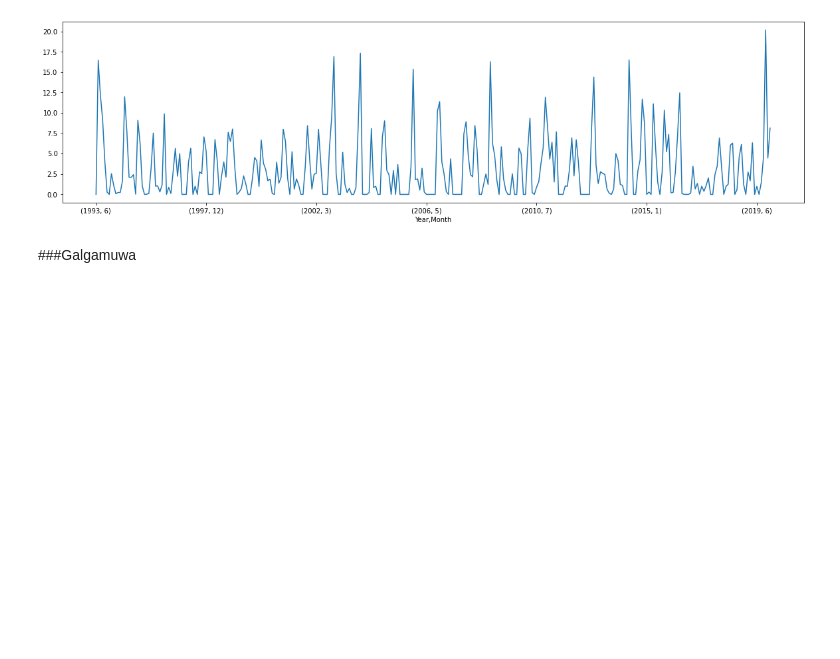
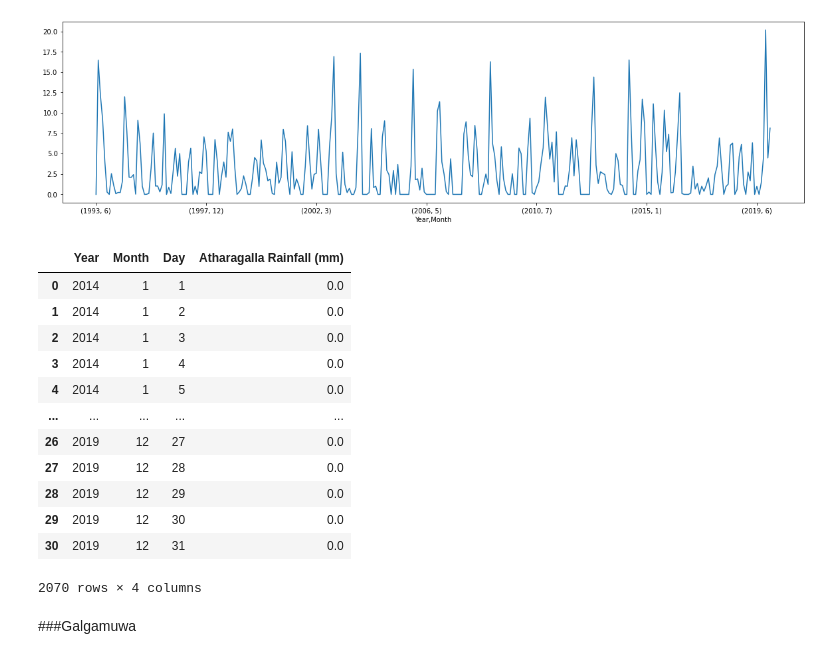
Before and after one commit to cepdnaclk/e17-6sp-Flood-Forecasting-System, a Jupyter notebook: ML/6SPdataSetPreProcess.ipynb, the cells around one changed output. Cells and saved outputs as stored; diff of their text form; code cells hidden in the pictures; blank space fills up the shorter version.

Commit message:
2014-2019 data acquired

```diff
--- a/ML/6SPdataSetPreProcess.ipynb
+++ b/ML/6SPdataSetPreProcess.ipynb
@@ -685,6 +715,24 @@ resultX_atharagalla_mean.plot(figsize=(20,5))
 # %% [output]
 <matplotlib.axes._subplots.AxesSubplot at 0x...>
 [figure]
+# %%
+# Get only the data from 2014 to 2019
+resultX_atharagalla_14_19 = resultX_atharagalla[resultX_atharagalla['Year']>=(2014)]
+resultX_atharagalla_14_19
+# %% [output]
+|  | Year | Month | Day | Atharagalla Rainfall (mm) |
+| 0 | 2014 | 1 | 1 | 0.0 |
+| 1 | 2014 | 1 | 2 | 0.0 |
+| 2 | 2014 | 1 | 3 | 0.0 |
+| 3 | 2014 | 1 | 4 | 0.0 |
+| 4 | 2014 | 1 | 5 | 0.0 |
+| ... | ... | ... | ... | ... |
+| 26 | 2019 | 12 | 27 | 0.0 |
+| 27 | 2019 | 12 | 28 | 0.0 |
+| 28 | 2019 | 12 | 29 | 0.0 |
+| 29 | 2019 | 12 | 30 | 0.0 |
+| 30 | 2019 | 12 | 31 | 0.0 |
+2070 rows × 4 columns
 # %% [markdown]
 ###Galgamuwa
 # %%
```
Also changed, not shown: parts of 16 cells of this notebook.
